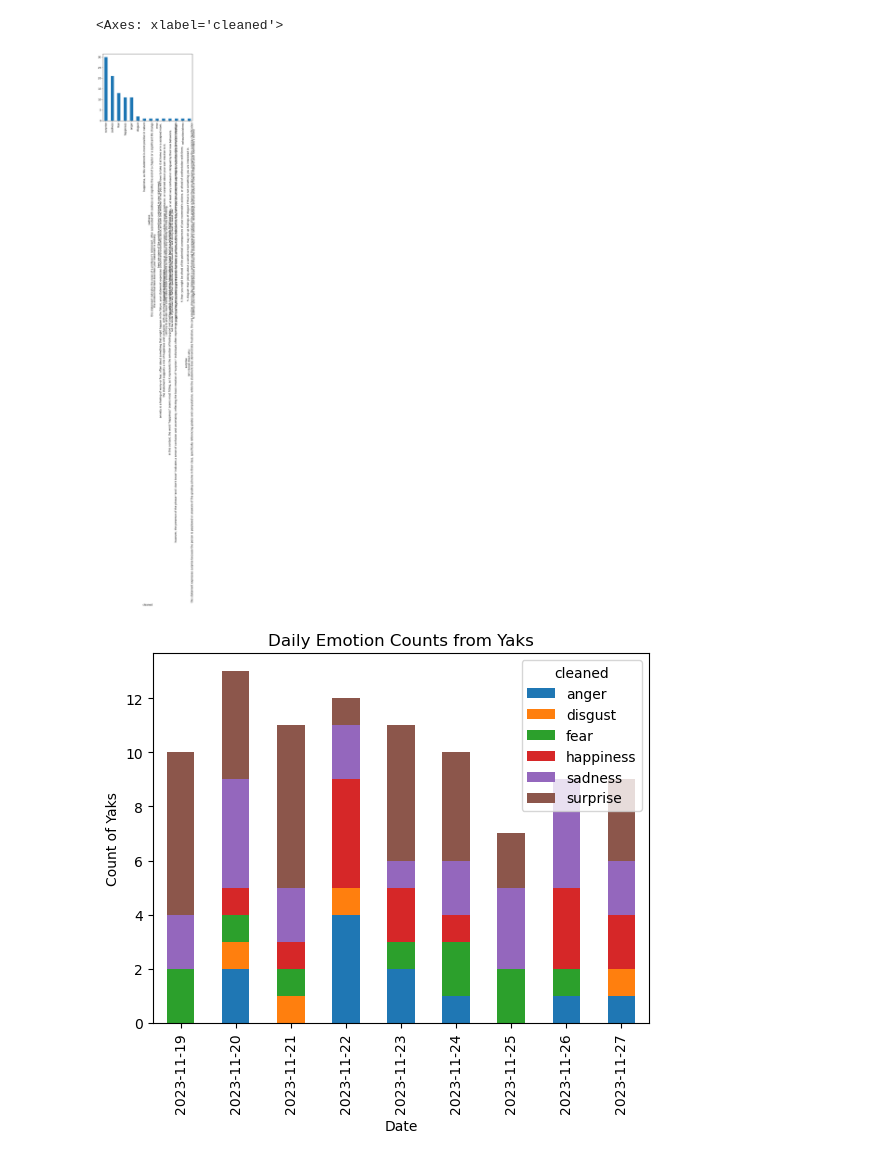
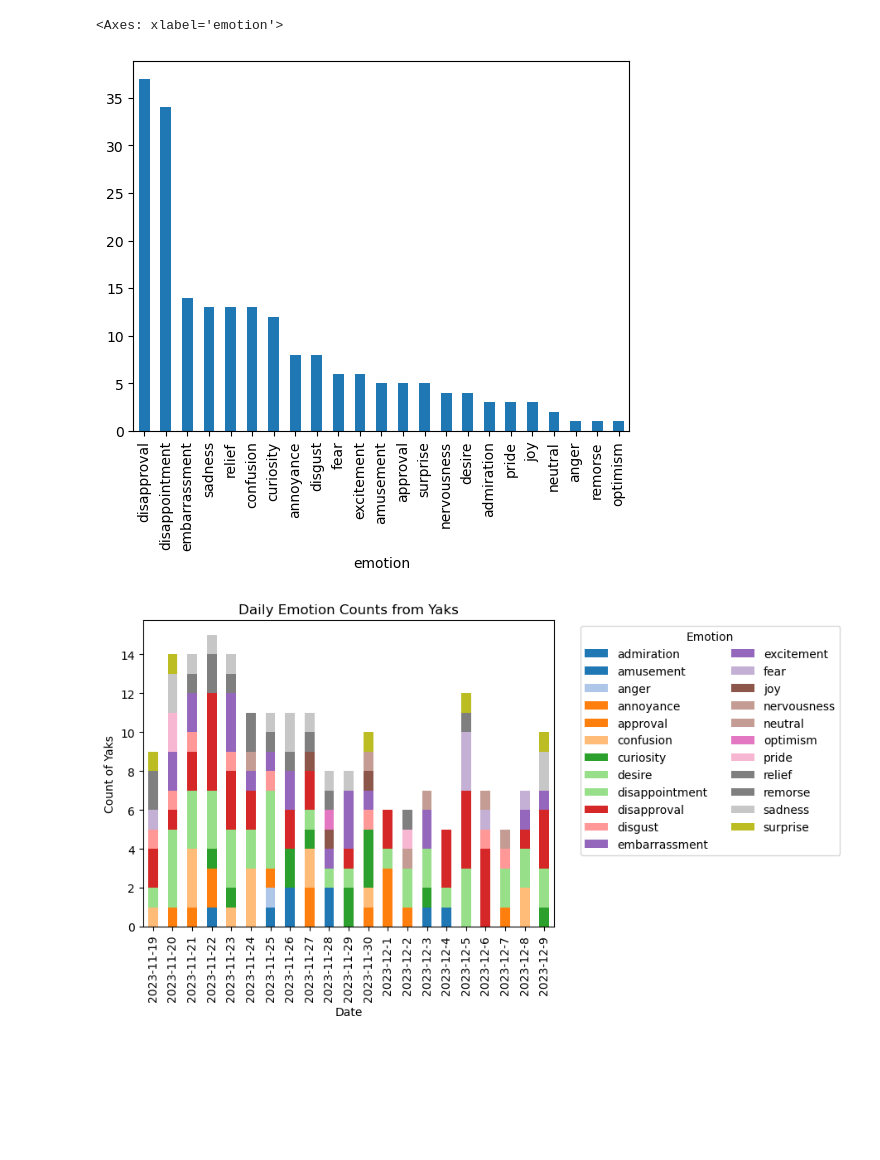
Before and after one commit to rafid-mirza/Yik-Yak-Data-Analysis, a Jupyter notebook: CohereAnalysis.ipynb, the cells around one changed output. Cells and saved outputs as stored; diff of their text form; code cells hidden in the pictures; blank space fills up the shorter version.

Commit message:
Updated Cohere

```diff
--- a/CohereAnalysis.ipynb
+++ b/CohereAnalysis.ipynb
@@ -14,13 +14,13 @@ async def wait_60_seconds():
     # Your code goes here
 
 colnames=['Date', 'Yak']
-df = pandas.read_csv("database.csv", names=colnames, encoding='latin-1')
+df = pandas.read_csv("database.csv", names=colnames)
 
 
 print(df)
 
 import cohere
-co = cohere.Client('lfxcpYolQ2CfJlLYG1adfqIrDIDAB8JBuvNh7WrH')
+co = cohere.Client('AdejHg0jqr05TQpHWauZ6J4RbfKrkFXDaoTkMOSP')
 responses = {}
 
 # test = df.iloc[0]["Yak"]
@@ -44,7 +44,7 @@ for index, row in df.iterrows():
      asyncio.run(wait_60_seconds())
      count = 0
 
-  prompt = "Rank this statement as one of the six basic emotions (sadness, happiness, fear, anger, surprise and disgust), outputting only one of those six words: " + row['Yak']
+  prompt = "I will give you a statement. I need you to return only one word which expresses the sentiment of the statement using the following words: admiration, amusement, anger, annoyance, approval, caring, confusion, curiosity, desire, disappointment, disapproval, disgust, embarrassment, excitement, fear, gratitude, grief, joy, love, nervousness, optimism, pride, realization, relief, remorse, sadness, surprise, neutral. The statement is: " + row['Yak'] + "DO NOT EXPLAIN YOUR ANSWER OR GIVE ME MORE THAN ONE WORD."
   try:
     response = co.generate(
           model='command-nightly',
@@ -65,4 +65,5 @@ print(responses)
 df['emotion'] = df['Yak'].map(responses)
 
 print(df)
+df.to_csv('emotions.csv', index=False)
 # %% [output]
@@ -87,5 +87,3 @@ KeyboardInterrupt:
 # %%
-import string
-df["cleaned"] = df['emotion'].str.strip()
-df["cleaned"] = df['cleaned'].str.strip(string.punctuation)
-df["cleaned"] = df['cleaned'].str.lower()
+with pandas.option_context('display.max_rows', None, 'display.max_columns', None):  # more options can be specified also
+    print(df)
@@ -92,3 +108,10 @@ df["cleaned"] = df['cleaned'].str.lower()
 # %%
-df
+import string
+df2 = df.copy(deep=True)
+df2['emotion'] = df2['emotion'].str.strip()
+df2['emotion'] = df2['emotion'].str.lower()
+df2['emotion'] = df2['emotion'].str.strip(string.punctuation)
+
+with pandas.option_context('display.max_rows', None, 'display.max_columns', None):  # more options can be specified also
+    print(df2)
 # %% [output]
@@ -107,0 +135,14 @@ df
+# %%
+import re
+l = ['admiration', 'amusement', 'anger', 'annoyance', 'approval', 'caring', 'confusion', 'curiosity', 'desire', 'disappointment', 'disapproval', 'disgust', 'embarrassment', 'excitement', 'fear', 'gratitude', 'grief', 'joy', 'love', 'nervousness', 'optimism', 'pride', 'realization', 'relief', 'remorse', 'sadness', 'surprise', 'neutral']
+for index, row in df2.iterrows():
+    found = False
+    for word in l:
+        if re.search(r"\b"+word+r"\b",row['emotion']):
+            df2.at[index,'emotion'] = word
+            found = True
+            break
+    if not found:
+        print(row)
+        df2.drop(index, inplace=True)
+        #df2.reset_index(drop=True, inplace=True)
@@ -108,24 +188,29 @@ df
 # %%
-df.cleaned.value_counts().plot(kind='bar')
+df2.emotion.value_counts().plot(kind='bar')
 # %% [output]
-<Axes: xlabel='cleaned'>
+<Axes: xlabel='emotion'>
-[figure, old version]
+[figure, new version]
 # %%
 import pandas as pd
 import matplotlib.pyplot as plt
+from matplotlib.cm import get_cmap
+import numpy as np
 
-# Assuming your dataframe is named 'df'
-# Replace 'date_column', 'emotion_column' with your actual column names
-# Group by date and emotion, then count the occurrences
-df2 = df[df['cleaned'].map(len) < 12]
-emotion_counts = df2.groupby(['Date', 'cleaned']).size().unstack(fill_value=0)
+emotion_counts = df2.groupby(['Date', 'emotion']).size().unstack(fill_value=0)
 
 
 # Plotting
-emotion_counts.plot(kind='bar', stacked=True)
+cmap = get_cmap('tab20')
+colors = [cmap(i) for i in np.linspace(0, 1, len(l))]
+ax = emotion_counts.plot(kind='bar', stacked=True, color = colors)
 plt.title('Daily Emotion Counts from Yaks')
 plt.xlabel('Date')
 plt.ylabel('Count of Yaks')
+
+# Customize the legend with unique colors
+handles, labels = ax.get_legend_handles_labels()
+ax.legend(handles, labels, title='Emotion', bbox_to_anchor=(1.05, 1), loc='upper left', ncol=2)
+
 plt.show()
 # %% [output]
-[figure, old version]
+[figure, new version]
```
Also changed, not shown: parts of 6 cells of this notebook, 2 other files.
